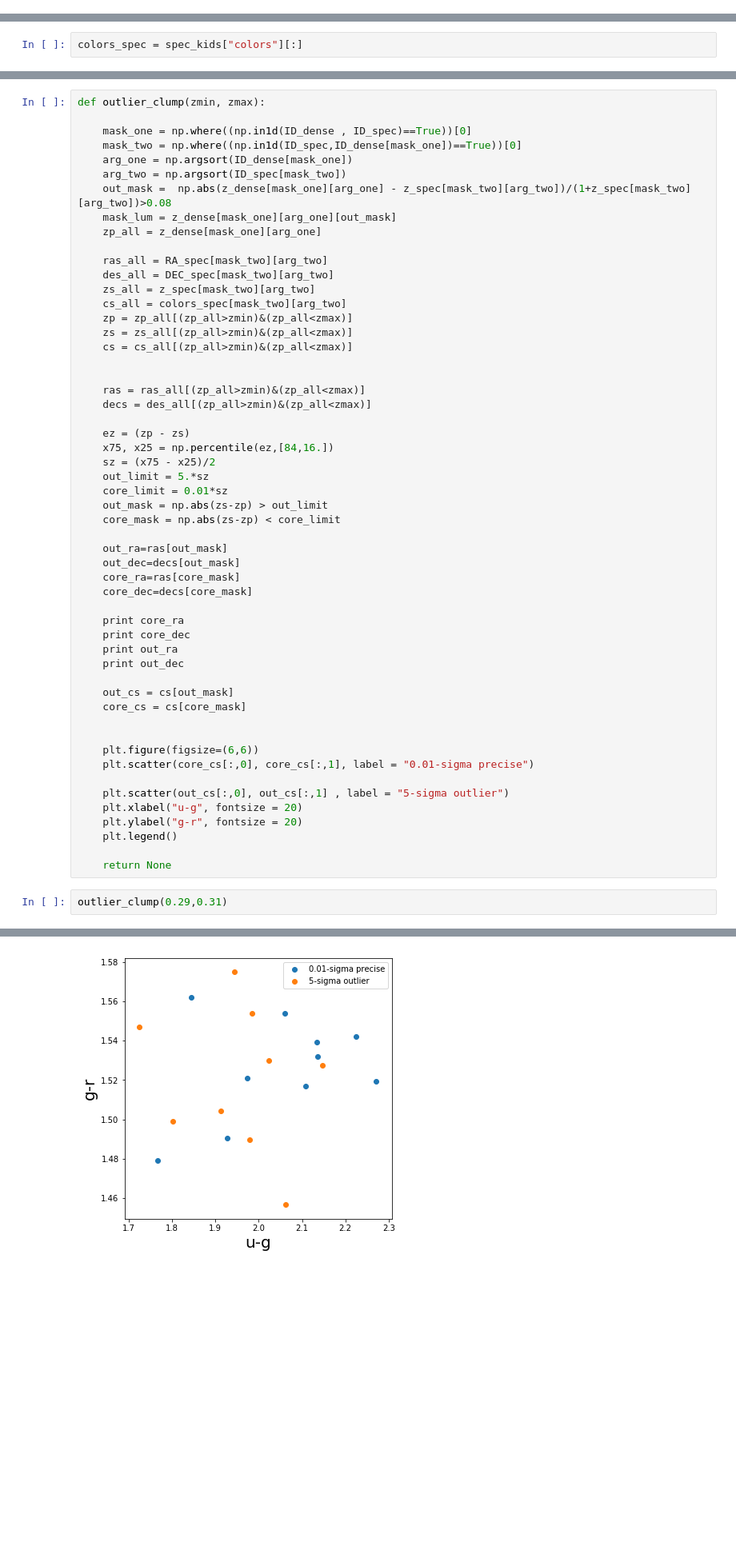
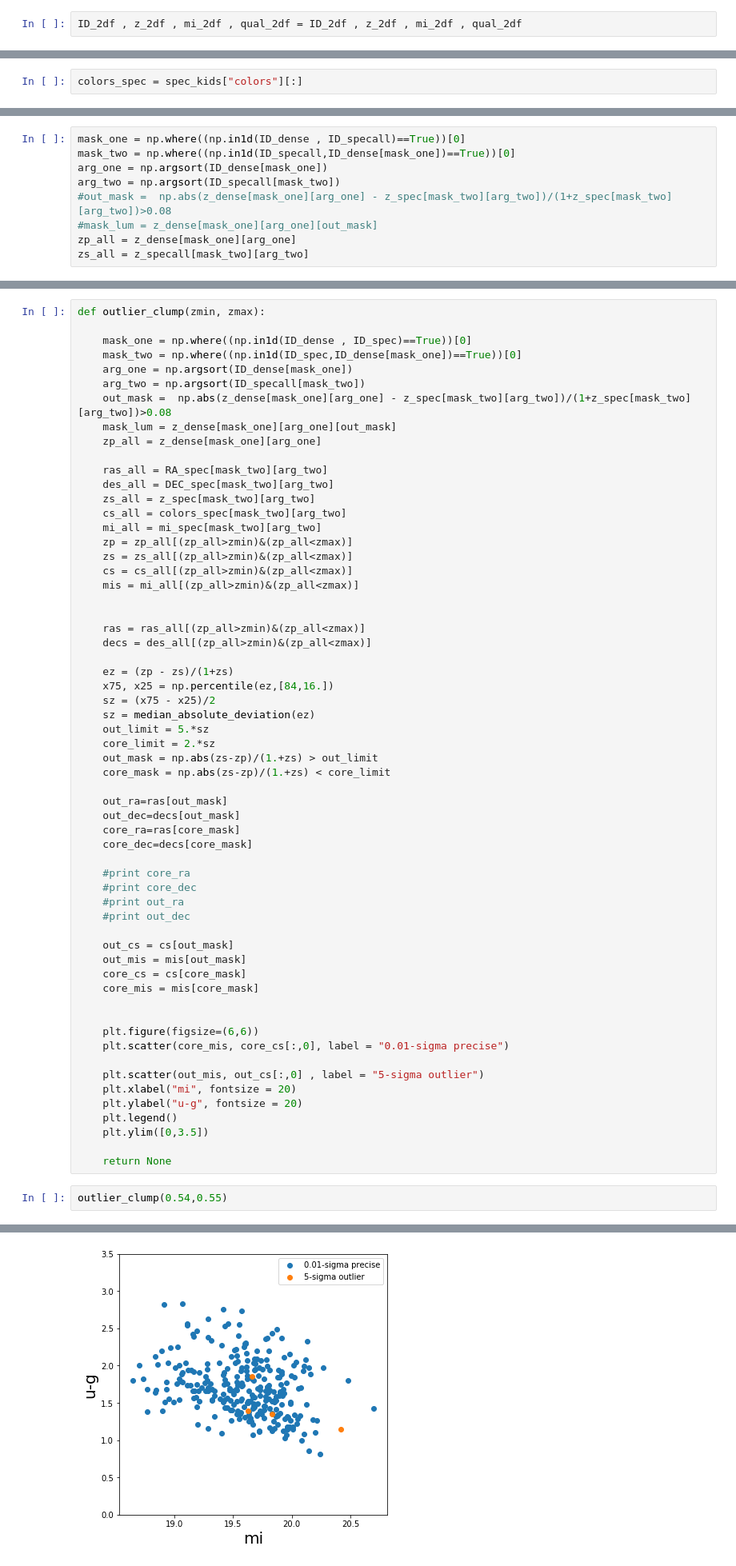
Before and after one commit to mjvakili/redsq, a Jupyter notebook: code/fig_auto.ipynb, the cells around one changed output, grey strips where cells are left out. Shown at 80% size. Saved outputs shown, nothing was run; the diff lists cells and outputs as text; blank space fills up the shorter version.

```diff
--- a/code/fig_auto.ipynb
+++ b/code/fig_auto.ipynb
@@ -72,3 +66,5 @@ ID_2df , z_2df , mi_2df = ID_2df[z_2df<0.7] , z_2df[z_2df<0.7] , mi_2df[z_2df<0.
+# %%
+ID_2df , z_2df , mi_2df , qual_2df = ID_2df , z_2df , mi_2df , qual_2df
 # %%
 ID_spec = spec_kids["ID"][:]
 z_spec = spec_kids["redshift"][:]
@@ -95,3 +95,12 @@ mi_specall = np.hstack([mi_spec, mi_2df])
+# %%
+mask_one = np.where((np.in1d(ID_dense , ID_specall)==True))[0]
+mask_two = np.where((np.in1d(ID_specall,ID_dense[mask_one])==True))[0]
+arg_one = np.argsort(ID_dense[mask_one])
+arg_two = np.argsort(ID_specall[mask_two])
+#out_mask =  np.abs(z_dense[mask_one][arg_one] - z_spec[mask_two][arg_two])/(1+z_spec[mask_two][arg_two])>0.08
+#mask_lum = z_dense[mask_one][arg_one][out_mask]
+zp_all = z_dense[mask_one][arg_one]
+zs_all = z_specall[mask_two][arg_two]
 # %%
 sns.distplot(mi_2df[mi_2df>21] , kde = False)
 sns.distplot(mi_spec[mi_spec>21] , kde= False)
@@ -506,7 +505,7 @@ def outlier_clump(zmin, zmax):
     mask_one = np.where((np.in1d(ID_dense , ID_spec)==True))[0]
     mask_two = np.where((np.in1d(ID_spec,ID_dense[mask_one])==True))[0]
     arg_one = np.argsort(ID_dense[mask_one])
-    arg_two = np.argsort(ID_spec[mask_two])
+    arg_two = np.argsort(ID_specall[mask_two])
     out_mask =  np.abs(z_dense[mask_one][arg_one] - z_spec[mask_two][arg_two])/(1+z_spec[mask_two][arg_two])>0.08
     mask_lum = z_dense[mask_one][arg_one][out_mask]
     zp_all = z_dense[mask_one][arg_one]
@@ -515,45 +514,51 @@ def outlier_clump(zmin, zmax):
     des_all = DEC_spec[mask_two][arg_two]
     zs_all = z_spec[mask_two][arg_two]
     cs_all = colors_spec[mask_two][arg_two]
+    mi_all = mi_spec[mask_two][arg_two]
     zp = zp_all[(zp_all>zmin)&(zp_all<zmax)]
     zs = zs_all[(zp_all>zmin)&(zp_all<zmax)]
     cs = cs_all[(zp_all>zmin)&(zp_all<zmax)]
+    mis = mi_all[(zp_all>zmin)&(zp_all<zmax)]
 
 
     ras = ras_all[(zp_all>zmin)&(zp_all<zmax)]
     decs = des_all[(zp_all>zmin)&(zp_all<zmax)]
 
-    ez = (zp - zs)
+    ez = (zp - zs)/(1+zs)
     x75, x25 = np.percentile(ez,[84,16.])
     sz = (x75 - x25)/2
+    sz = median_absolute_deviation(ez)
     out_limit = 5.*sz
-    core_limit = 0.01*sz
-    out_mask = np.abs(zs-zp) > out_limit
-    core_mask = np.abs(zs-zp) < core_limit
+    core_limit = 2.*sz
+    out_mask = np.abs(zs-zp)/(1.+zs) > out_limit
+    core_mask = np.abs(zs-zp)/(1.+zs) < core_limit
 
     out_ra=ras[out_mask]
     out_dec=decs[out_mask]
     core_ra=ras[core_mask]
     core_dec=decs[core_mask]
 
-    print core_ra
-    print core_dec
-    print out_ra
-    print out_dec
+    #print core_ra
+    #print core_dec
+    #print out_ra
+    #print out_dec
 
     out_cs = cs[out_mask]
+    out_mis = mis[out_mask]
     core_cs = cs[core_mask]
+    core_mis = mis[core_mask]
 
 
     plt.figure(figsize=(6,6))
-    plt.scatter(core_cs[:,0], core_cs[:,1], label = "0.01-sigma precise")
+    plt.scatter(core_mis, core_cs[:,0], label = "0.01-sigma precise")
 
-    plt.scatter(out_cs[:,0], out_cs[:,1] , label = "5-sigma outlier")
-    plt.xlabel("u-g", fontsize = 20)
-    plt.ylabel("g-r", fontsize = 20)
+    plt.scatter(out_mis, out_cs[:,0] , label = "5-sigma outlier")
+    plt.xlabel("mi", fontsize = 20)
+    plt.ylabel("u-g", fontsize = 20)
     plt.legend()
+    plt.ylim([0,3.5])
 
     return None
 # %%
-outlier_clump(0.29,0.31)
+outlier_clump(0.54,0.55)
 # %% [output]
@@ -568,4 +565,4 @@ outlier_clump(0.29,0.31)
-[figure, old version]
+[figure, new version]
 # %%
 def quantile(x, q, weights=None):
     """
```
Also changed, not shown: parts of 71 cells of this notebook.
